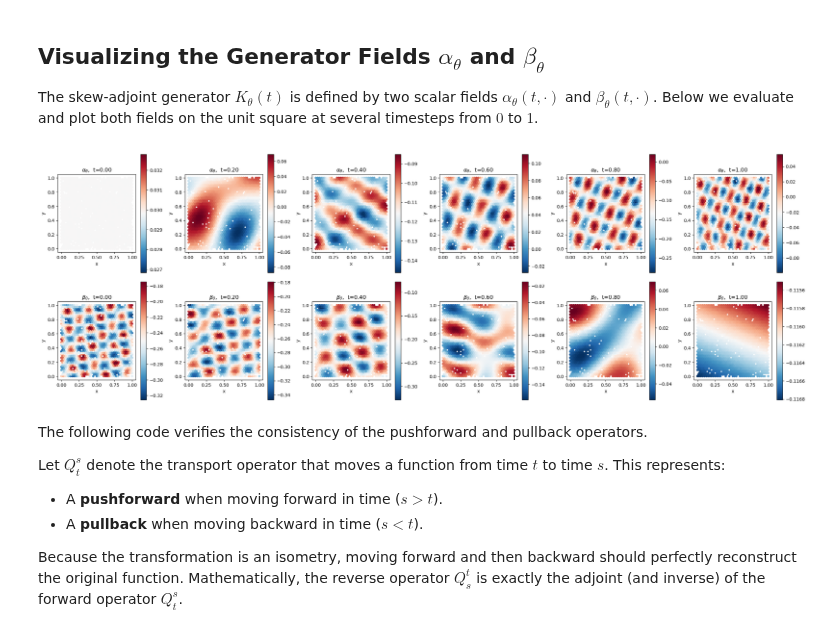
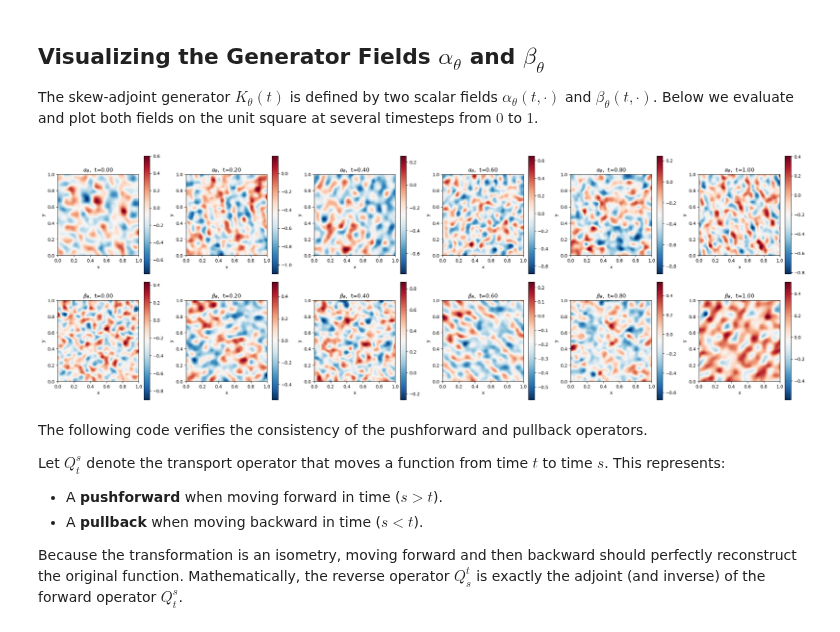
Before and after one commit to HamidrezaKmK/Learning-ONBs, a Jupyter notebook: notebooks/isometries/eulerian_transform.ipynb, the cells around one changed output. Saved outputs shown, nothing was run; the diff lists cells and outputs as text; code cells hidden in the pictures.

```diff
--- a/notebooks/isometries/eulerian_transform.ipynb
+++ b/notebooks/isometries/eulerian_transform.ipynb
@@ -48,6 +27,8 @@ Run the following code to create such an isometry:
 from infidictionary.neural_isometries import EulerianIsometry
 from infidictionary.networks import FourierDistortedFieldV4
 import functools
+
+GRID_SIZE = 32
 
 # manual seed for reproducibility
 torch.manual_seed(0)
@@ -55,16 +36,18 @@ isometry = EulerianIsometry(
     coords_dim=2,
     channels_dim=1,
     gradient_checkpointing=True,
-    acceleration=50.0,
-    sub_size=32,
+    clustering='spatial',
+    multigrid_strategy='multigrid',
+    base_acceleration=100.0,
+    sub_size=64 * 4,
     scalar_field_partial=functools.partial(
         FourierDistortedFieldV4,
-        n_modes=4,
-        freq_strides=1,
+        n_modes=32,
+        freq_strides=3,
         spatial_hidden_dims=[256, 256, 256],
         n_time_freqs=256,
         low_freq=0,
-        high_freq=5.0,
+        high_freq=10.0,
         low_t=0,
         high_t=1.0,
         gamma=1.0,
@@ -177,40 +160,37 @@ The skew-adjoint generator $K_\theta(t)$ is defined by two scalar fields $\alpha
 # %%
 %autoreload 2
 import torch
 import matplotlib.pyplot as plt
 from infidictionary.domain_samplers import SquareSampler
 
 timesteps = torch.linspace(0.0, 1.0, 6)
 N_vis = 80
-coords_vis = SquareSampler().sample(N_vis).to(device)
+coords_vis = SquareSampler(stratified=True, add_noise=False).sample(N_vis).to(device)
 N_pts = coords_vis.shape[0]
 
 fig, axes = plt.subplots(nrows=2, ncols=len(timesteps), figsize=(4 * len(timesteps), 8))
 
 with torch.no_grad():
     for j, t_val in enumerate(timesteps):
         t_batch = torch.full((N_pts,), t_val.item(), device=device, dtype=coords_vis.dtype)
-        alpha, beta = isometry.function_field(t_batch.unsqueeze(-1), coords_vis)  # (N, C)
+        alpha, beta = isometry.function_field(t_batch, coords_vis)  # (N, C=1)
 
         for row, (field, name) in enumerate([(alpha, r'$\alpha_\theta$'), (beta, r'$\beta_\theta$')]):
             ax = axes[row, j]
-            hb = ax.hexbin(
-                coords_vis[:, 0].cpu(),
-                coords_vis[:, 1].cpu(),
-                C=field[:, 0].cpu(),
-                gridsize=40,
-                cmap='RdBu_r',
+            im = ax.imshow(
+                field_to_img(field, N_vis),
+                origin='lower', extent=[0, 1, 0, 1], cmap='RdBu_r',
             )
-            plt.colorbar(hb, ax=ax)
+            plt.colorbar(im, ax=ax)
             ax.set_title(f'{name},  t={t_val:.2f}')
             ax.set_xlabel('x')
             ax.set_ylabel('y')
             ax.set_aspect('equal')
 
 plt.tight_layout()
 plt.show()
 # %% [output]
-[figure, old version]
+[figure, new version]
 # %% [markdown]
 The following code verifies the consistency of the pushforward and pullback operators.
 
```
Also changed, not shown: parts of 14 cells of this notebook, 7 other files.
